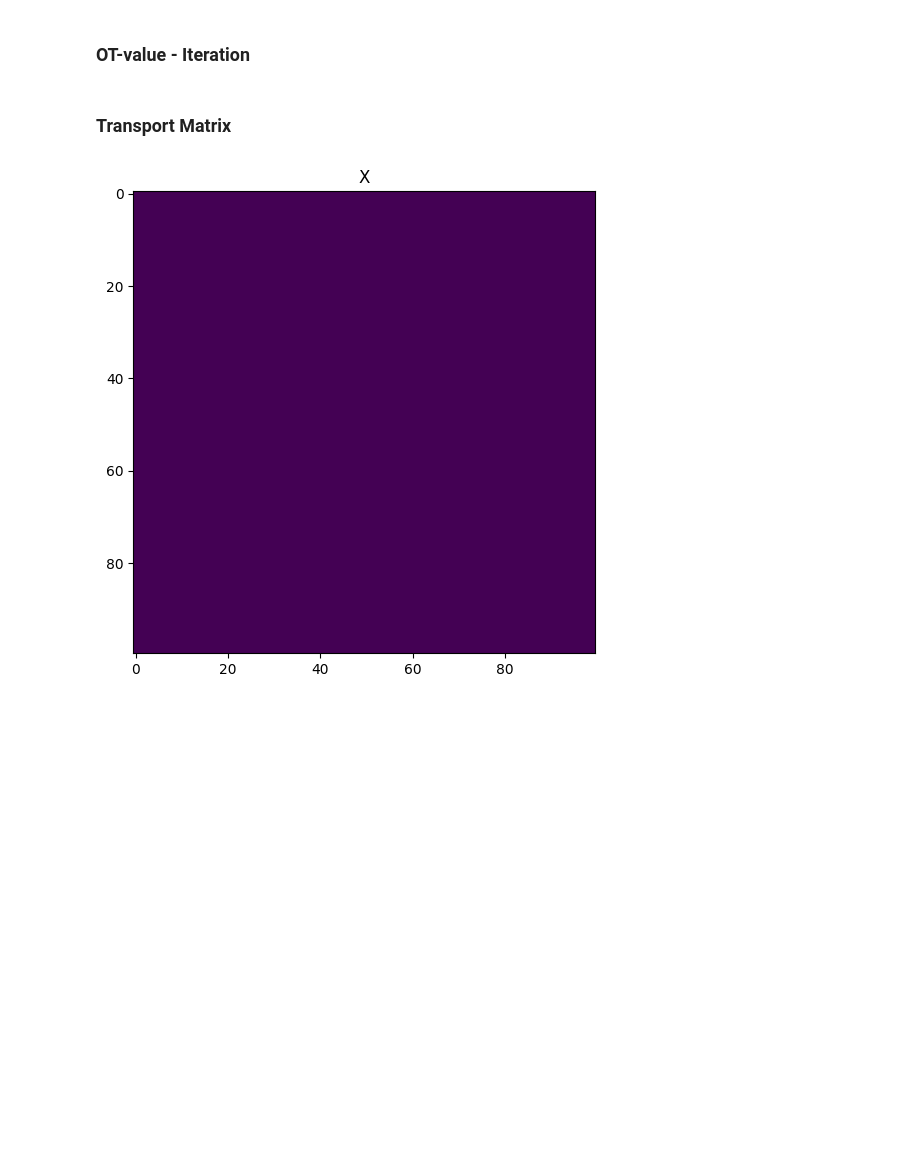
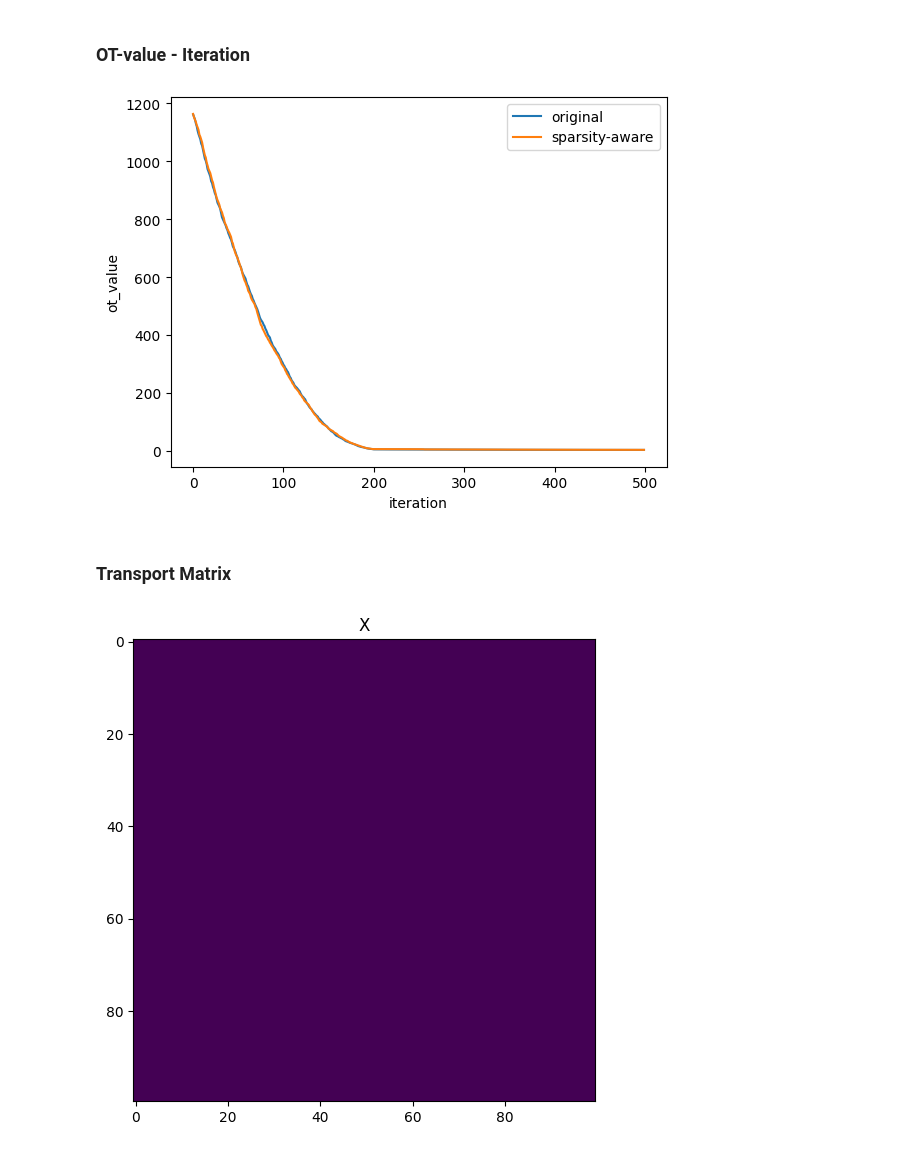
Before and after one commit to tomohisa67/Sparsity-Aware-APDRCD, a Jupyter notebook: plot_apdrcd.ipynb, the cells around one changed output. Saved outputs shown, nothing was run; the diff lists cells and outputs as text; code cells hidden in the pictures; blank space fills up the shorter version.

```diff
--- a/plot_apdrcd.ipynb
+++ b/plot_apdrcd.ipynb
@@ -106,13 +133,15 @@ plt.show()
 # %% [markdown]
 ### OT-value - Iteration
 # %%
-# fig, ax = plt.subplots(facecolor="w")
-# ax.plot(ii, ot1, label="original")
-# # ax.plot(ii, ot2, label="sparsity-aware")
-# ax.legend()
-# ax.set_xlabel("iteration")
-# ax.set_ylabel("ot_value")
-# plt.show()
+fig, ax = plt.subplots(facecolor="w")
+ax.plot(ii, ot1, label="original")
+ax.plot(ii, ot2, label="sparsity-aware")
+ax.legend()
+ax.set_xlabel("iteration")
+ax.set_ylabel("ot_value")
+plt.show()
+# %% [output]
+[figure, added]
 # %% [markdown]
 ### Transport Matrix
 # %%
```
Also changed, not shown: parts of 18 cells of this notebook, 3 other files.
